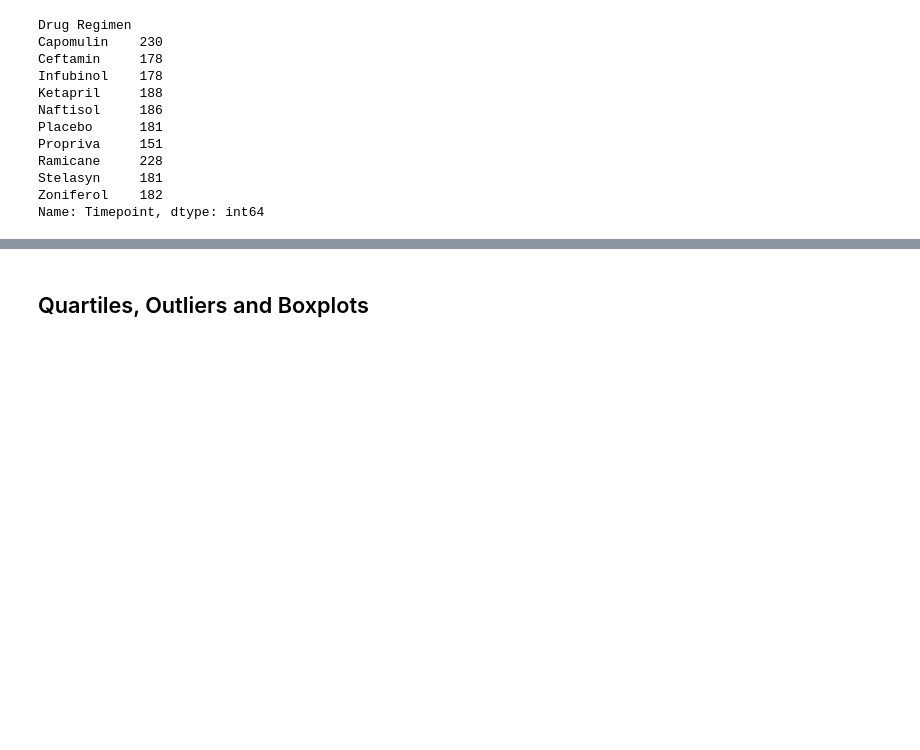
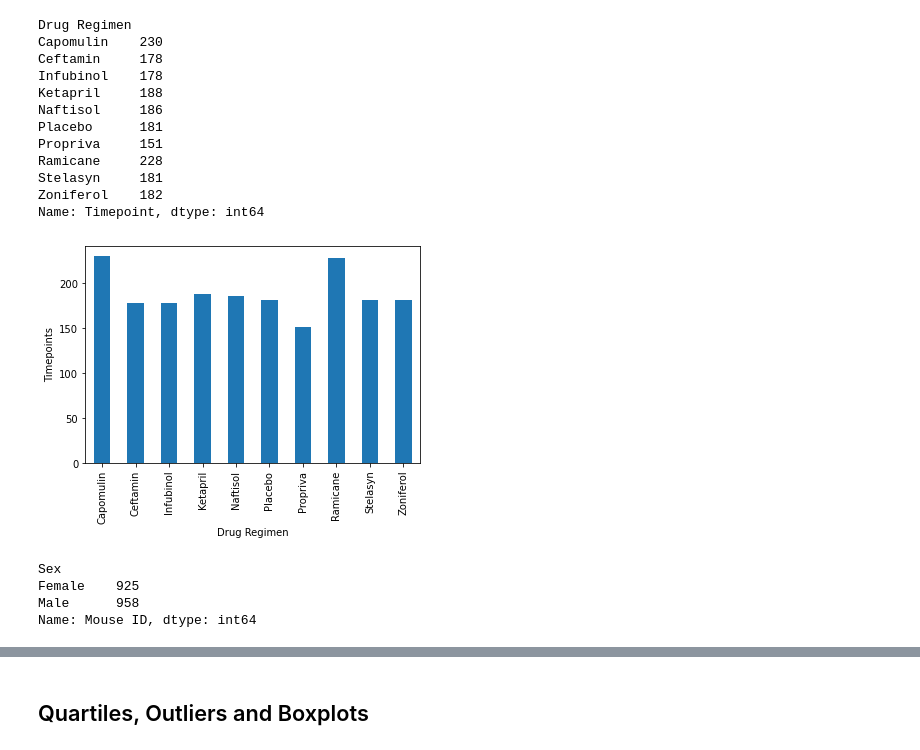
Before and after one commit to kellrow80/matplotlib---challenge, a Jupyter notebook: Instructions/Pymaceuticals/pymaceuticals_starter.ipynb, the cells around one changed output, grey strips where cells are left out. Cells and saved outputs as stored; diff of their text form; code cells hidden in the pictures; blank space fills up the shorter version.

Commit message:
Added bar and pie charts

```diff
--- a/Instructions/Pymaceuticals/pymaceuticals_starter.ipynb
+++ b/Instructions/Pymaceuticals/pymaceuticals_starter.ipynb
@@ -242,5 +228,19 @@ Zoniferol    182
 Name: Timepoint, dtype: int64
 # %%
 # Generate a bar plot showing the total number of timepoints for all mice tested for each drug regimen using pyplot.
+#Create bar chart
+timepoints_chart = total_timepoints.plot(kind='bar')
+timepoints_chart.set_xlabel("Drug Regimen")
+timepoints_chart.set_ylabel("Timepoints")
+plt.show()
+# %% [output]
+[figure, added]
 # %%
 # Generate a pie plot showing the distribution of female versus male mice using Pandas
+total_female_male = mouse_data_combined_cleaned.groupby(["Sex"])["Mouse ID"].count()
+total_female_male
+# %% [output]
+Sex
+Female    925
+Male      958
+Name: Mouse ID, dtype: int64
```
Also changed, not shown: parts of 3 cells of this notebook.
